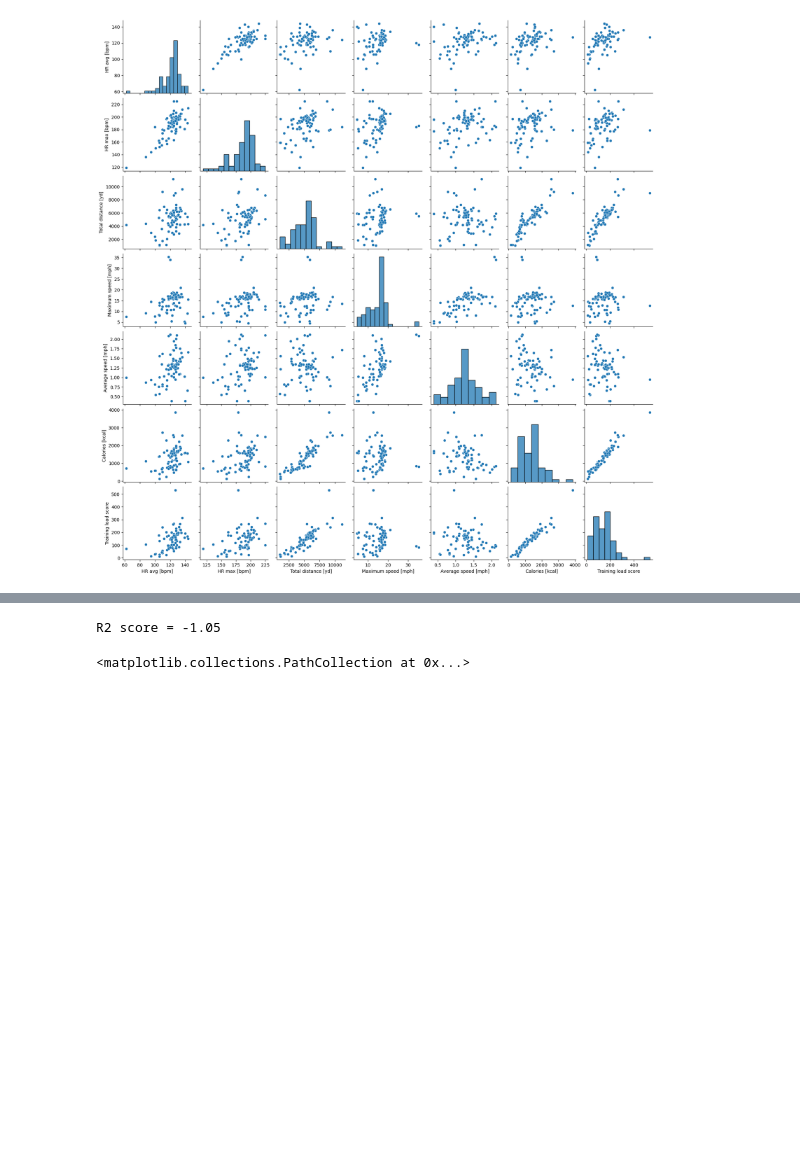
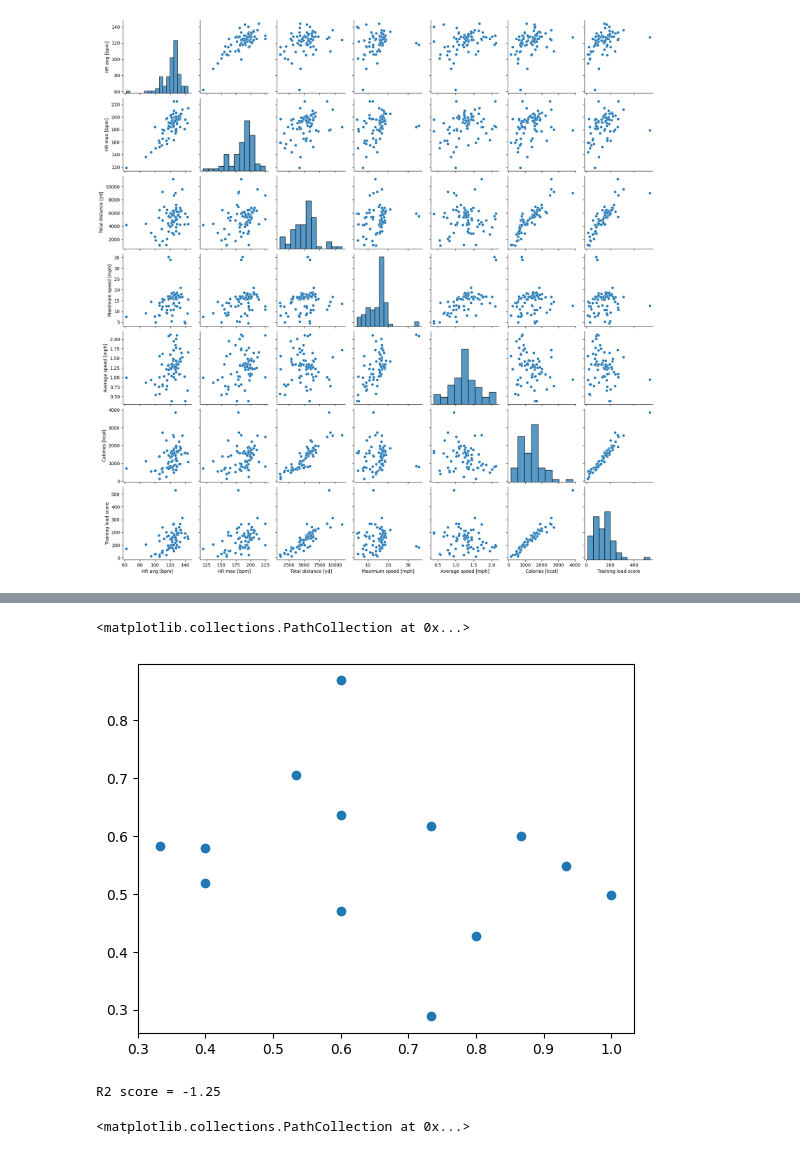
Before and after one commit to dboyko44/ML-Final-Project, a Jupyter notebook: ML_Final_Project_team.ipynb, the cells around one changed output, grey strips where cells are left out. Drawn from its saved outputs; the diff is of its cells as text; code cells hidden in the pictures; blank space fills up the shorter version.

Commit message:
Normalized data

```diff
--- a/ML_Final_Project_team.ipynb
+++ b/ML_Final_Project_team.ipynb
@@ -150,14 +141,20 @@ sns.pairplot(dft23.drop(labels=['Day','Duration'],axis=1))
 <seaborn.axisgrid.PairGrid at 0x...>
 [figure]
 # %%
+#normalize data
+norm_dfin22=(dfin22-dfin22.mean())/dfin22.std()
+norm_dfin23=(dfin23-dfin23.mean())/dfin23.std()
+
 #split dataset into input (x) and output (y)
-dfin22=dfin22.drop(columns=['Max speed [mph]','Average speed [mph]'])
-Xtrain=dfin22.to_numpy()
+norm_dfin22=norm_dfin22.drop(columns=['Max speed [mph]','Average speed [mph]'])
+Xtrain=norm_dfin22.to_numpy()
 ytrain=dfSOE22['Percent SOE'].to_numpy()
+#ytrain=(ytrain-ytrain.mean())/ytrain.std()
 
-dfin23=dfin23.drop(columns=['Max speed [mph]','Average speed [mph]'])
-Xtest=dfin23.to_numpy()
+norm_dfin23=norm_dfin23.drop(columns=['Max speed [mph]','Average speed [mph]'])
+Xtest=norm_dfin23.to_numpy()
 ytest=dfSOE23['Percent SOE'].to_numpy()
+#ytest=(ytest-ytest.mean())/ytest.std()
 # %%
 import tensorflow as tf
 from keras.models import Sequential
@@ -169,10 +166,7 @@ from sklearn.metrics import r2_score
 #define keras model
 model = Sequential()
 
-model.add(Dense(1024,input_dim=8,activation='relu'))
-model.add(Dense(512,activation='relu'))
-model.add(Dense(256,activation='relu'))
-model.add(Dense(128,activation='relu'))
+model.add(Dense(100,input_dim=8,activation='sigmoid'))
 model.add(Dense(1))
 
 #compile the keras model
@@ -213,14 +229,20 @@ R2 score = -35.56
+# %%
+import matplotlib.pyplot as plt
+
+plt.scatter(ytest, predictions)
+# %% [output]
+<matplotlib.collections.PathCollection at 0x...>
+[figure, added]
 # %%
 from sklearn.ensemble import RandomForestRegressor
 from sklearn.metrics import r2_score
-RF_reg=RandomForestRegressor(n_estimators=100)
+RF_reg=RandomForestRegressor()
 RF_reg.fit(Xtrain,ytrain)
 pred_rf=RF_reg.predict(Xtest)
 
-
 print("R2 score =", round(r2_score(ytest,pred_rf),2))
 # %% [output]
-R2 score = -1.05
+R2 score = -1.25
 # %%
 dfSOE22.plot(y='Percent SOE', use_index=True)
 plt.scatter(x=dfSOE22.index,y=dfSOE22['Percent SOE'])
```
Also changed, not shown: parts of 10 cells of this notebook.
